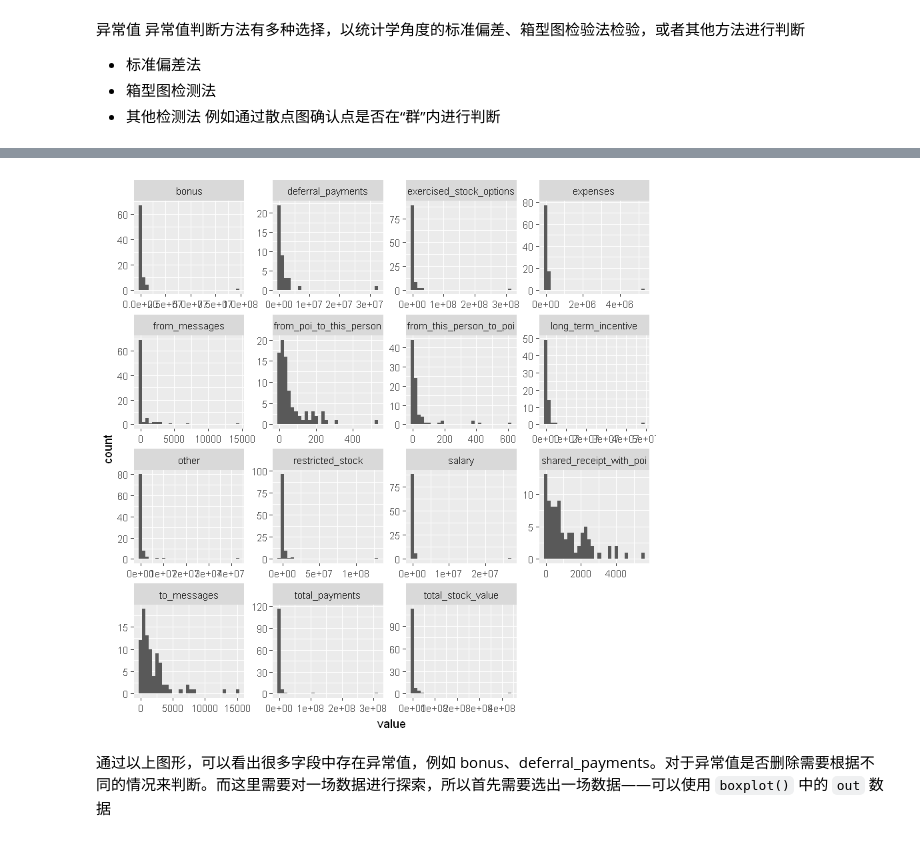
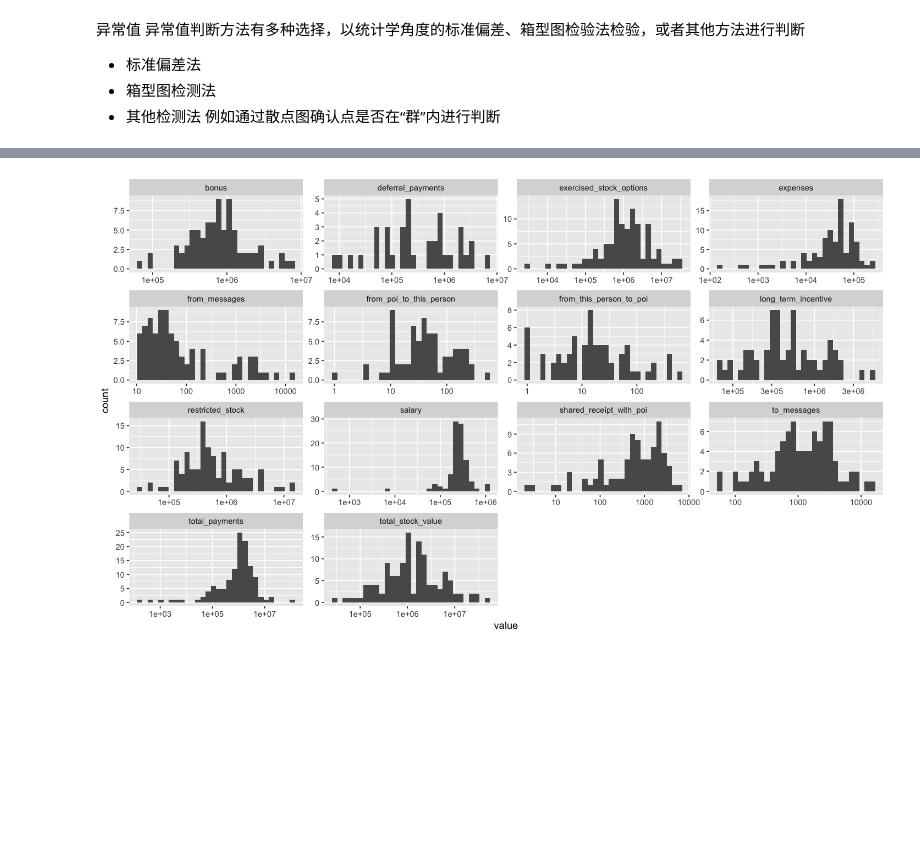
Before and after one commit to jingjingh4/CourseMaterial, a Jupyter notebook: Exercise/Course3Enron_Demo.ipynb, the cells around one changed output, grey strips where cells are left out. Saved outputs shown, nothing was run; the diff lists cells and outputs as text; code cells hidden in the pictures; blank space fills up the shorter version.

```diff
--- a/Exercise/Course3Enron_Demo.ipynb
+++ b/Exercise/Course3Enron_Demo.ipynb
@@ -192,7 +191,9 @@ missing[order(missing$Count, decreasing=T),]
 # %%
 # 对于缺失值严重的字段，这里直接进行删除处理方案以及后续不需要使用的字段 email_address
 df.enron <- subset(df, select =
-                   -c(loan_advances, director_fees, restricted_stock_deferred, restricted_stock_deferred, deferred_income, email_address))
+                   -c(loan_advances, director_fees, restricted_stock_deferred,
+                      restricted_stock_deferred, deferred_income, email_address,
+                     other, Name))
 # %%
 library(mice)
 # 注意⏰ 该内容只作补充了解
@@ -250,0 +305,3 @@ The following object is masked from 'package:mice':
+# %%
+# 删除异常值，再进行可视化
+df.enron.clean <- df.enron[-131, ]
@@ -251,8 +323,9 @@ The following object is masked from 'package:mice':
 # %%
-df.enron  %>%
-    keep(is.numeric)  %>% # 删选满足条件数据类型
-    gather()  %>%
-    ggplot(aes(value)) +
-    facet_wrap(~key, scales = "free") +
-    geom_histogram()
+df.enron.clean %>%
+  keep(is.numeric) %>%
+  gather()%>%    # 使用 gather 能帮助完成宽数据变成长数据
+  ggplot(aes(value))+
+  facet_wrap(~key,scales = 'free')+
+  geom_histogram() +
+    scale_x_log10()
 # %% [output]
@@ -262,3 +337 @@ Warning message:
-[figure, old version]
+[figure, new version]
-# %% [markdown]
-通过以上图形，可以看出很多字段中存在异常值，例如 bonus、deferral_payments。对于异常值是否删除需要根据不同的情况来判断。而这里需要对一场数据进行探索，所以首先需要选出一场数据——可以使用 `boxplot()` 中的 `out` 数据
```
Also changed, not shown: parts of 44 cells of this notebook.
